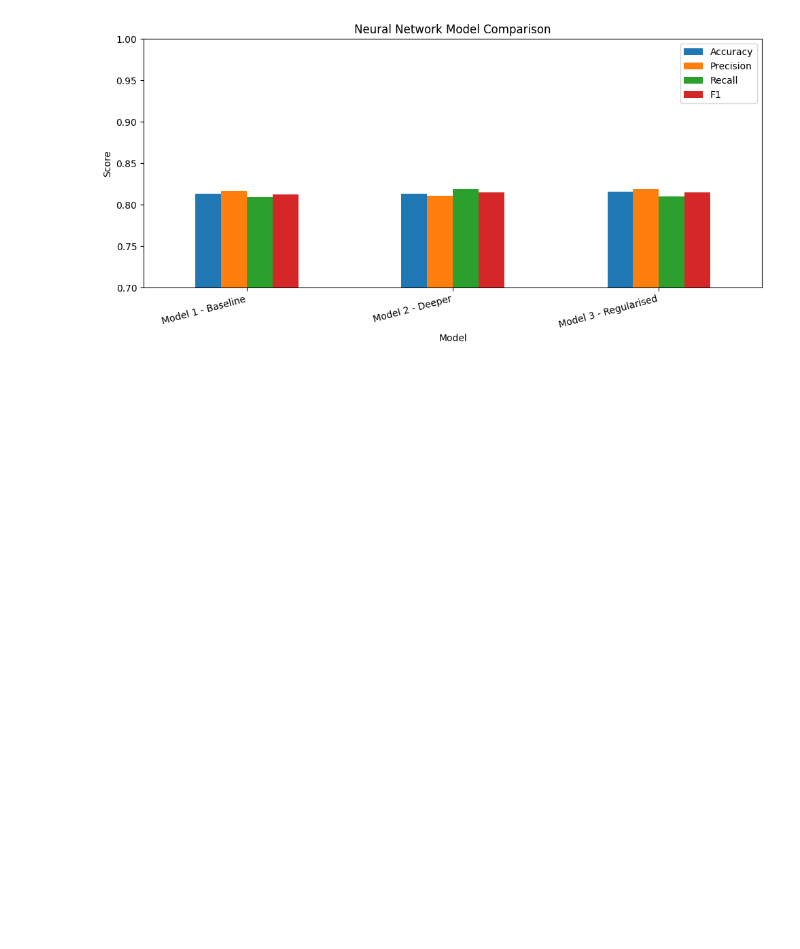
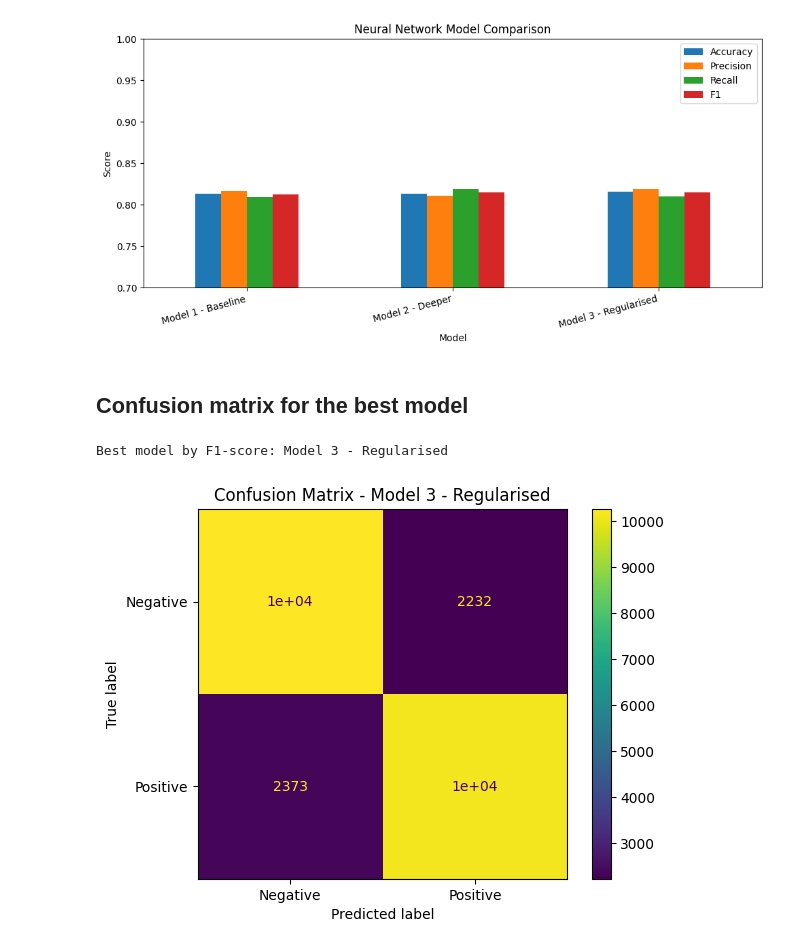
Before and after one commit to Danilo-student-2026/ca1-sem-2-Danilo-student-2026-1, a Jupyter notebook: CA1_Danilo.ipynb, the cells around one changed output. Saved outputs shown, nothing was run; the diff lists cells and outputs as text; code cells hidden in the pictures; blank space fills up the shorter version.

```diff
--- a/CA1_Danilo.ipynb
+++ b/CA1_Danilo.ipynb
@@ -367,3 +367,21 @@ plt.tight_layout()
 plt.show()
 # %% [output]
 [figure]
+# %% [markdown]
+## Confusion matrix for the best model
+# %%
+
+best_row = results_df.sort_values("F1", ascending=False).iloc[0]
+best_model_name = best_row["Model"]
+best_model, best_pred = trained_models[best_model_name]
+
+print("Best model by F1-score:", best_model_name)
+
+cm = confusion_matrix(y_test, best_pred)
+disp = ConfusionMatrixDisplay(confusion_matrix=cm, display_labels=["Negative", "Positive"])
+disp.plot()
+plt.title(f"Confusion Matrix - {best_model_name}")
+plt.show()
+# %% [output]
+Best model by F1-score: Model 3 - Regularised
+[figure, added]
```
Also changed, not shown: parts of 8 cells of this notebook.
